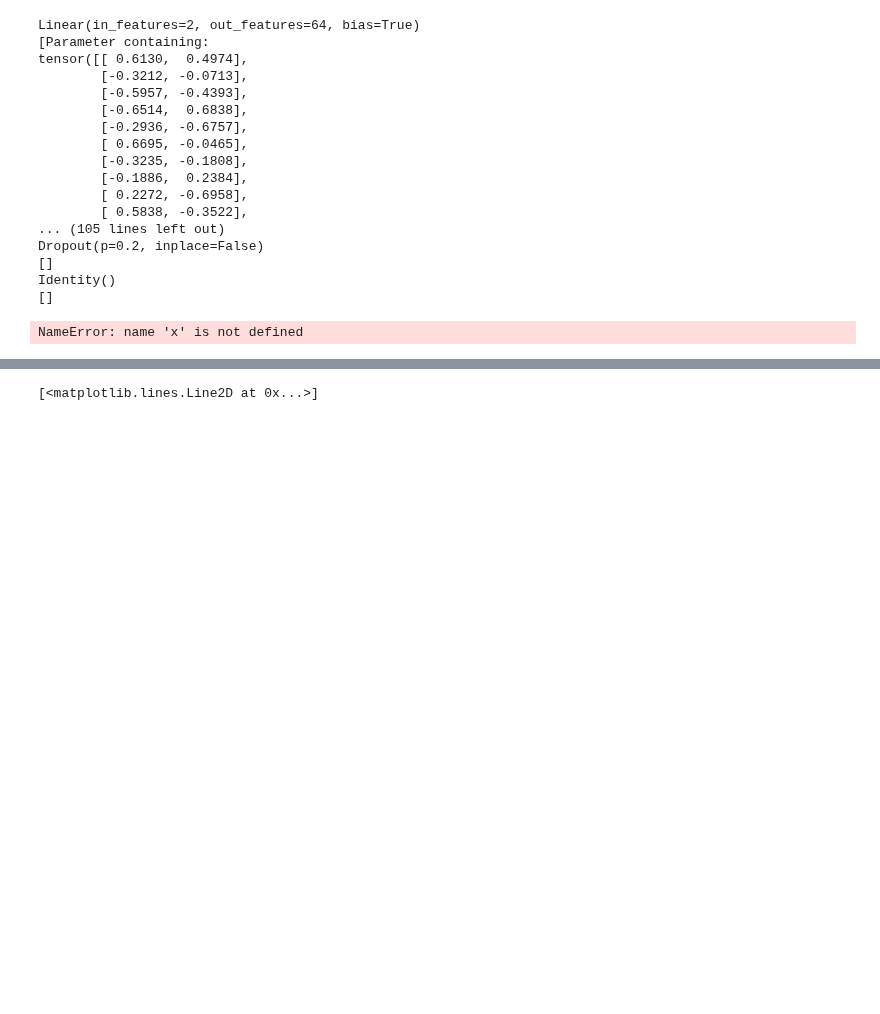
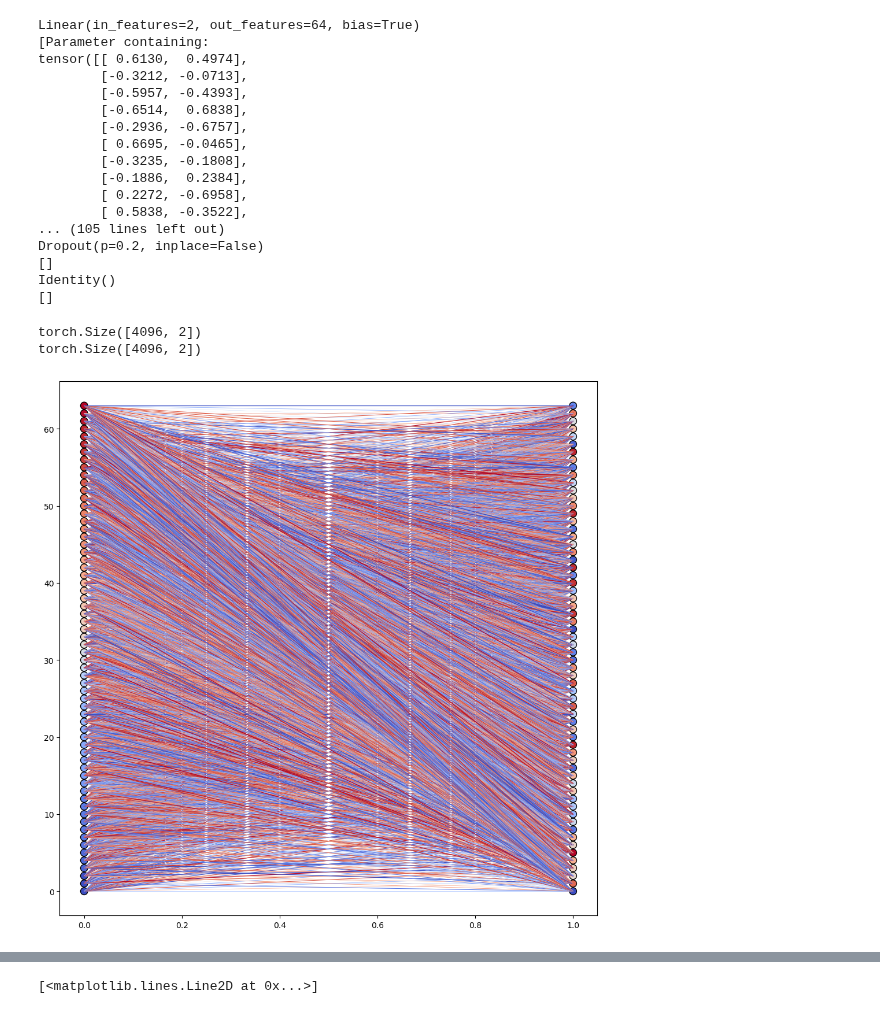
Before and after one commit to bcozmen/deeppy, a Jupyter notebook: tutorials/XAI_dev.ipynb, the cells around one changed output, grey strips where cells are left out. Drawn from its saved outputs; the diff is of its cells as text; code cells hidden in the pictures; blank space fills up the shorter version.

```diff
--- a/tutorials/XAI_dev.ipynb
+++ b/tutorials/XAI_dev.ipynb
@@ -228,6 +190,17 @@ A = torch.rand(64,1)
-# %%
-x.shape
-# %% [output]
-NameError: name 'x' is not defined
+# %%
+W = torch.rand(64,64) * 2 - 1
+l1 = torch.rand(64,1)
+l2 = torch.rand(64,1)
+# %%
+
+fig, ax = plt.subplots(1, figsize=(12,12))
+
+p_ix = linear_layer_to_plot(l1,ax, layer_ix=0, permute= True)
+p_ix = linear_layer_to_plot(l2, ax, layer_ix = 1)
+weight_matrix_to_plot(W,ax,0)
+# %% [output]
+torch.Size([4096, 2])
+torch.Size([4096, 2])
+[figure, added]
 # %%
 fig, ax = plt.subplots(1, figsize=(12,12))
```
Also changed, not shown: parts of 15 cells of this notebook, 7 other files.
